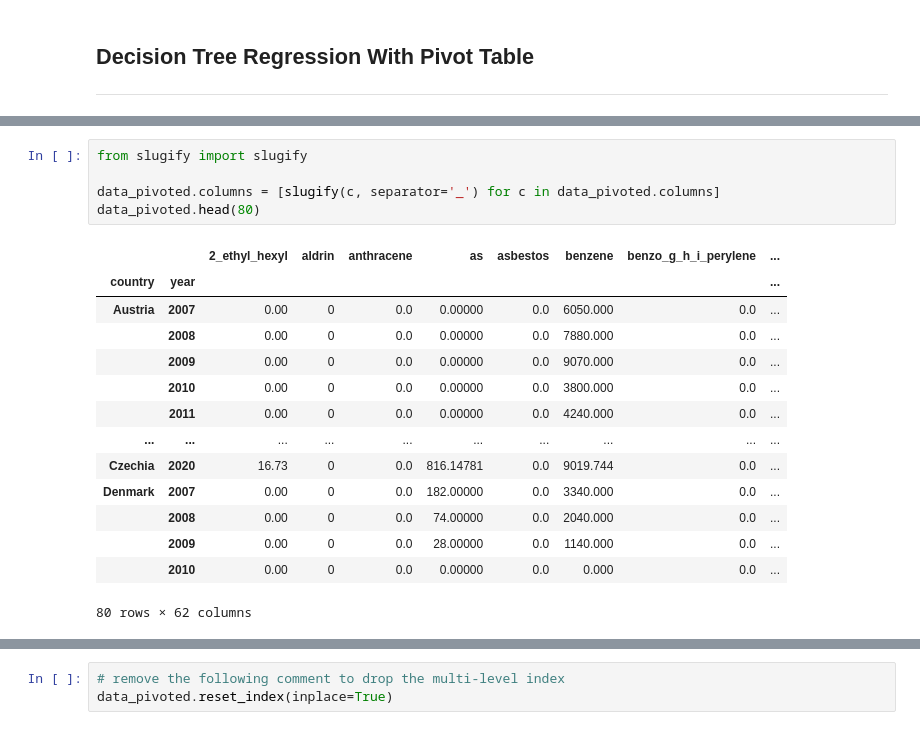
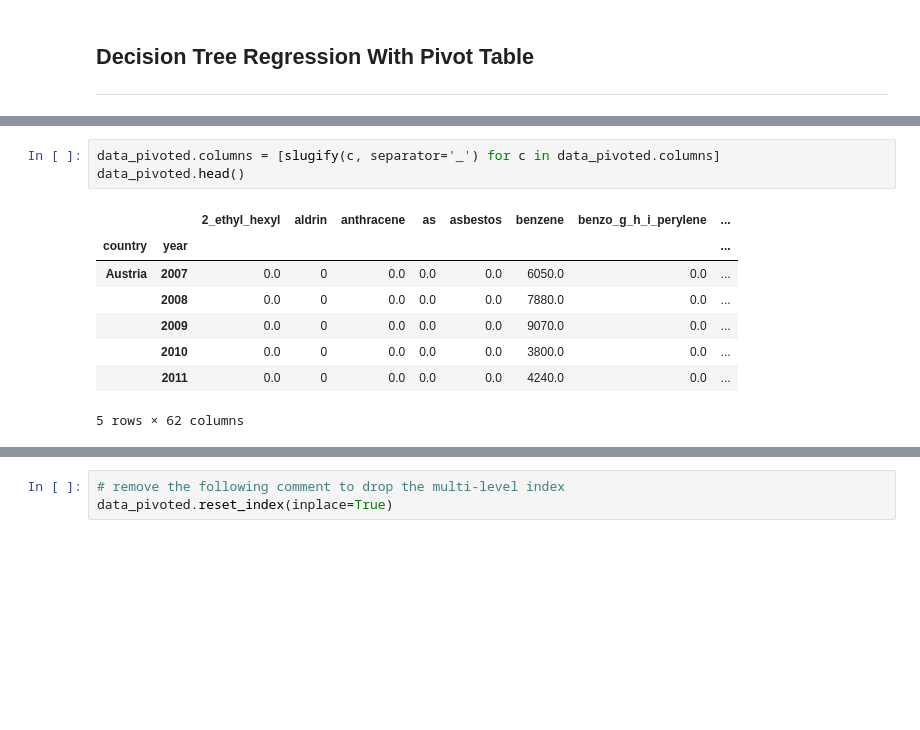
Before and after one commit to taredalen/AirPollutionPrediction, a Jupyter notebook: prediction/F1Prediction.ipynb, the cells around one changed output, grey strips where cells are left out. Cells and saved outputs as stored; diff of their text form; blank space fills up the shorter version.

```diff
--- a/prediction/F1Prediction.ipynb
+++ b/prediction/F1Prediction.ipynb
@@ -112,20 +105,12 @@ data_pivoted.head(10)
 # %%
-from slugify import slugify
-
 data_pivoted.columns = [slugify(c, separator='_') for c in data_pivoted.columns]
-data_pivoted.head(80)
+data_pivoted.head()
 # %% [output]
 |  |  | 2_ethyl_hexyl | aldrin | anthracene | as | asbestos | benzene | benzo_g_h_i_perylene | ... |
 | country | year |  |  |  |  |  |  |  | ... |
-| Austria | 2007 | 0.00 | 0 | 0.0 | 0.00000 | 0.0 | 6050.000 | 0.0 | ... |
-|  | 2008 | 0.00 | 0 | 0.0 | 0.00000 | 0.0 | 7880.000 | 0.0 | ... |
-|  | 2009 | 0.00 | 0 | 0.0 | 0.00000 | 0.0 | 9070.000 | 0.0 | ... |
-|  | 2010 | 0.00 | 0 | 0.0 | 0.00000 | 0.0 | 3800.000 | 0.0 | ... |
-|  | 2011 | 0.00 | 0 | 0.0 | 0.00000 | 0.0 | 4240.000 | 0.0 | ... |
-| ... | ... | ... | ... | ... | ... | ... | ... | ... | ... |
-| Czechia | 2020 | 16.73 | 0 | 0.0 | 816.14781 | 0.0 | 9019.744 | 0.0 | ... |
-| Denmark | 2007 | 0.00 | 0 | 0.0 | 182.00000 | 0.0 | 3340.000 | 0.0 | ... |
-|  | 2008 | 0.00 | 0 | 0.0 | 74.00000 | 0.0 | 2040.000 | 0.0 | ... |
-|  | 2009 | 0.00 | 0 | 0.0 | 28.00000 | 0.0 | 1140.000 | 0.0 | ... |
-|  | 2010 | 0.00 | 0 | 0.0 | 0.00000 | 0.0 | 0.000 | 0.0 | ... |
+| Austria | 2007 | 0.0 | 0 | 0.0 | 0.0 | 0.0 | 6050.0 | 0.0 | ... |
+|  | 2008 | 0.0 | 0 | 0.0 | 0.0 | 0.0 | 7880.0 | 0.0 | ... |
+|  | 2009 | 0.0 | 0 | 0.0 | 0.0 | 0.0 | 9070.0 | 0.0 | ... |
+|  | 2010 | 0.0 | 0 | 0.0 | 0.0 | 0.0 | 3800.0 | 0.0 | ... |
+|  | 2011 | 0.0 | 0 | 0.0 | 0.0 | 0.0 | 4240.0 | 0.0 | ... |
-80 rows × 62 columns
+5 rows × 62 columns
```
Also changed, not shown: parts of 21 cells of this notebook.
